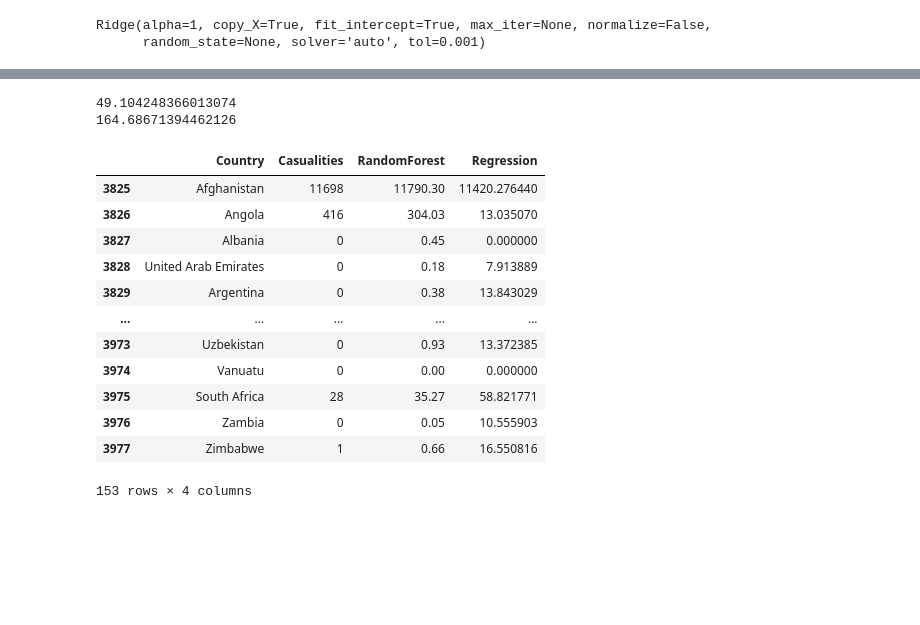
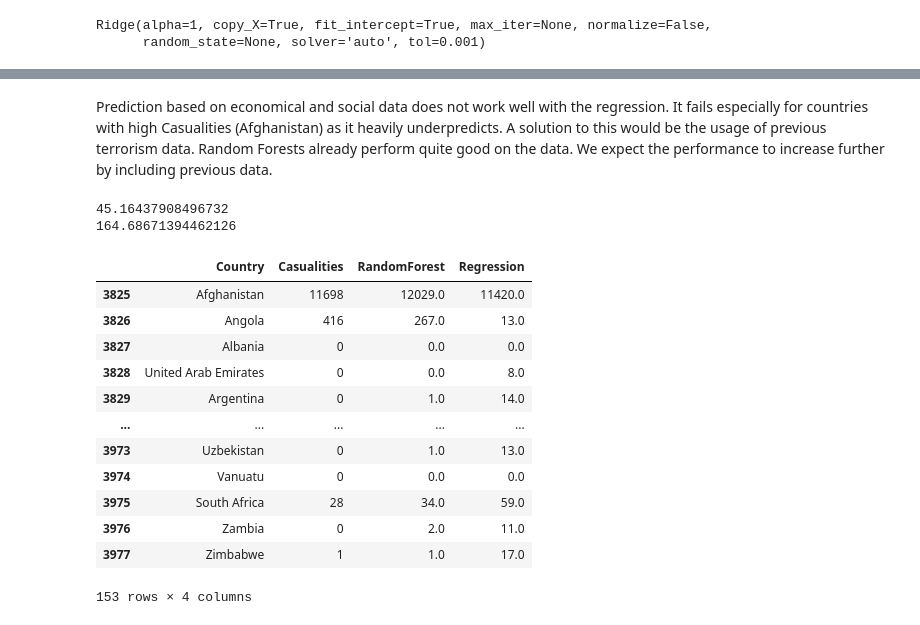
Before and after one commit to msieder/terror, a Jupyter notebook: Terror.ipynb, the cells around one changed output, grey strips where cells are left out. Saved outputs shown, nothing was run; the diff lists cells and outputs as text; code cells hidden in the pictures; blank space fills up the shorter version.

```diff
--- a/Terror.ipynb
+++ b/Terror.ipynb
@@ -445,3 +537,6 @@ plt.show()
+# %% [markdown]
+Prediction based on economical and social data does not work well with the regression. It fails especially for countries with high Casualities (Afghanistan) as it heavily underpredicts. A solution to this would be the usage of previous terrorism data.
+Random Forests already perform quite good on the data. We expect the performance to increase further by including previous data.
 # %%
 #
 # Including previous terrostic activity
@@ -455,47 +550,47 @@ X2 = test[predictors]
 Y2 = test["Casualities"]
 
 year = 2017
 X2_train = X2.loc[test.Year<=year]
 X2_test = X2.loc[test.Year==year]
 Y2_train = Y2.loc[test.Year<=year]
 Y2_test = Y2.loc[test.Year==year]
 
 
 tree2 = RandomForestRegressor(n_estimators=100)
 tree2.fit(X2_train, Y2_train)
 #regr = LinearRegression()
 regr2 = Ridge(alpha=1)
 regr2.fit(X2_train, Y2_train)
 
 pred_tree2 = tree2.predict(X2_test)
 print(metrics.mean_absolute_error(pred_tree2,Y2_test))
 
 pred_regr2 = regr2.predict(X2_test)
 pred_regr2[pred_regr2<0]=0
 print(metrics.mean_absolute_error(pred_regr2,Y2_test))
 
 comp2 = pd.DataFrame()
 comp2["Country"]=test.loc[test.Year==year,"Country"]
 comp2["Casualities"]=Y2_test
-comp2["RandomForest"]=pred_tree2
-comp2["Regression"]=pred_regr2
+comp2["RandomForest"]=np.round(pred_tree2)
+comp2["Regression"]=np.round(pred_regr2)
 
 comp2
 # %% [output]
-49.104248366013074
+45.16437908496732
 164.68671394462126
 |  | Country | Casualities | RandomForest | Regression |
-| 3825 | Afghanistan | 11698 | 11790.30 | 11420.276440 |
-| 3826 | Angola | 416 | 304.03 | 13.035070 |
-| 3827 | Albania | 0 | 0.45 | 0.000000 |
-| 3828 | United Arab Emirates | 0 | 0.18 | 7.913889 |
-| 3829 | Argentina | 0 | 0.38 | 13.843029 |
+| 3825 | Afghanistan | 11698 | 12029.0 | 11420.0 |
+| 3826 | Angola | 416 | 267.0 | 13.0 |
+| 3827 | Albania | 0 | 0.0 | 0.0 |
+| 3828 | United Arab Emirates | 0 | 0.0 | 8.0 |
+| 3829 | Argentina | 0 | 1.0 | 14.0 |
 | ... | ... | ... | ... | ... |
-| 3973 | Uzbekistan | 0 | 0.93 | 13.372385 |
-| 3974 | Vanuatu | 0 | 0.00 | 0.000000 |
-| 3975 | South Africa | 28 | 35.27 | 58.821771 |
-| 3976 | Zambia | 0 | 0.05 | 10.555903 |
-| 3977 | Zimbabwe | 1 | 0.66 | 16.550816 |
+| 3973 | Uzbekistan | 0 | 1.0 | 13.0 |
+| 3974 | Vanuatu | 0 | 0.0 | 0.0 |
+| 3975 | South Africa | 28 | 34.0 | 59.0 |
+| 3976 | Zambia | 0 | 2.0 | 11.0 |
+| 3977 | Zimbabwe | 1 | 1.0 | 17.0 |
 153 rows × 4 columns
 # %%
 plt.scatter(Y2_test, pred_tree2, linewidth=2)
```
Also changed, not shown: parts of 33 cells of this notebook.
